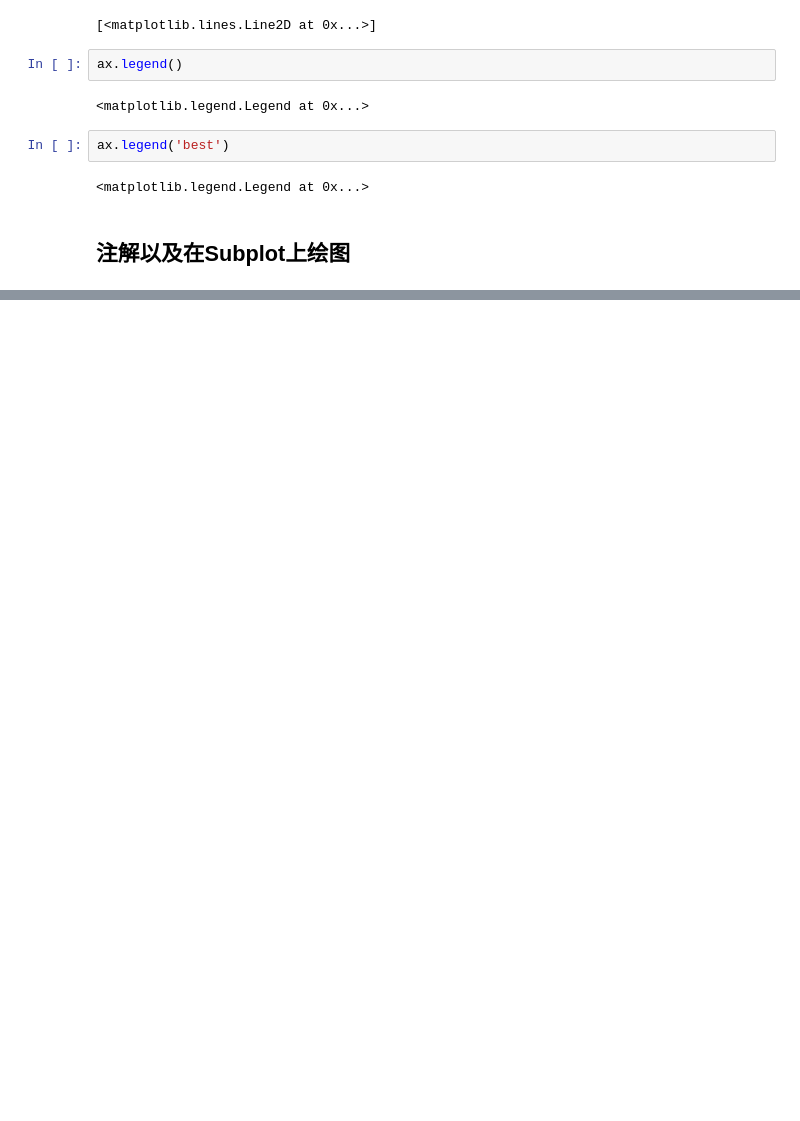
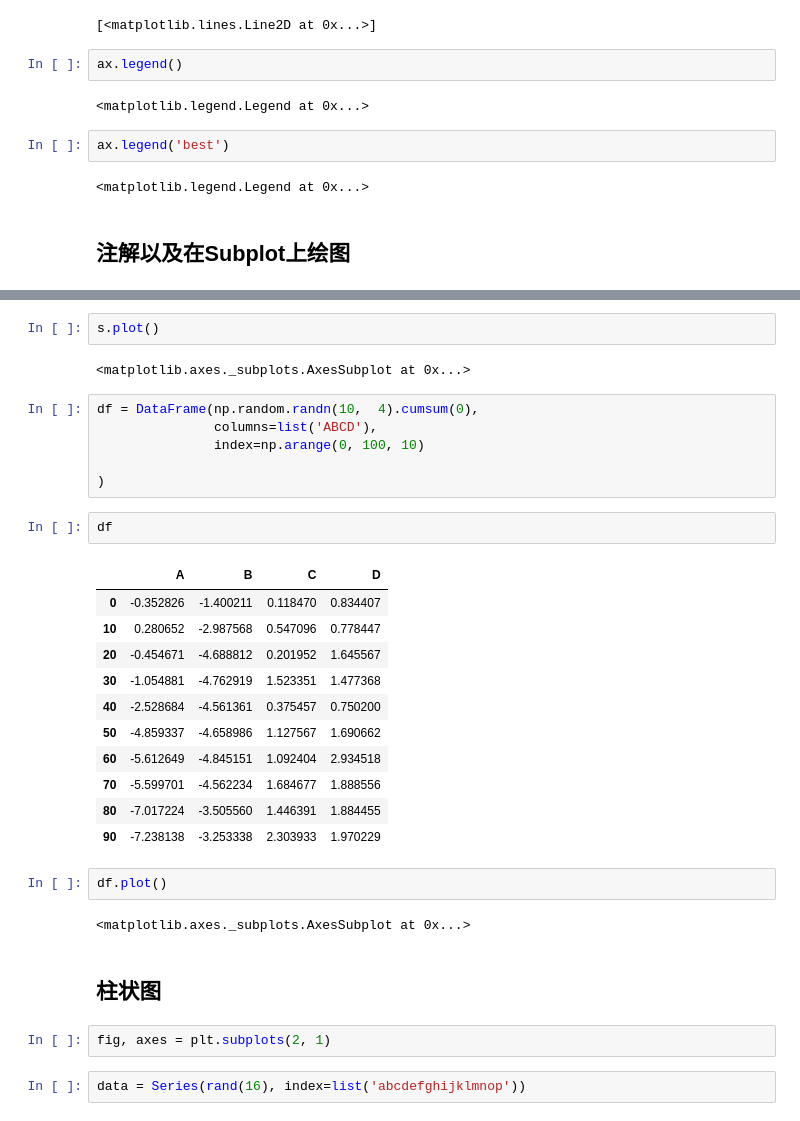
Before and after one commit to gloryfromca/PythonforDataAnalysis, a Jupyter notebook: Python_data_analysis_chapter_7.ipynb, the cells around one changed output, grey strips where cells are left out. Cells and saved outputs as stored; diff of their text form; blank space fills up the shorter version.

```diff
--- a/Python_data_analysis_chapter_7.ipynb
+++ b/Python_data_analysis_chapter_7.ipynb
@@ -208,0 +356,34 @@ ax.legend('best')
+# %%
+s.plot()
+# %% [output]
+<matplotlib.axes._subplots.AxesSubplot at 0x...>
+# %%
+df = DataFrame(np.random.randn(10,  4).cumsum(0),
+               columns=list('ABCD'),
+               index=np.arange(0, 100, 10)
+
+)
+# %%
+df
+# %% [output]
+|  | A | B | C | D |
+| 0 | -0.352826 | -1.400211 | 0.118470 | 0.834407 |
+| 10 | 0.280652 | -2.987568 | 0.547096 | 0.778447 |
+| 20 | -0.454671 | -4.688812 | 0.201952 | 1.645567 |
+| 30 | -1.054881 | -4.762919 | 1.523351 | 1.477368 |
+| 40 | -2.528684 | -4.561361 | 0.375457 | 0.750200 |
+| 50 | -4.859337 | -4.658986 | 1.127567 | 1.690662 |
+| 60 | -5.612649 | -4.845151 | 1.092404 | 2.934518 |
+| 70 | -5.599701 | -4.562234 | 1.684677 | 1.888556 |
+| 80 | -7.017224 | -3.505560 | 1.446391 | 1.884455 |
+| 90 | -7.238138 | -3.253338 | 2.303933 | 1.970229 |
+# %%
+df.plot()
+# %% [output]
+<matplotlib.axes._subplots.AxesSubplot at 0x...>
+# %% [markdown]
+## 柱状图
+# %%
+fig, axes = plt.subplots(2, 1)
+# %%
+data = Series(rand(16), index=list('abcdefghijklmnop'))
```
Also changed, not shown: parts of 57 cells of this notebook.
